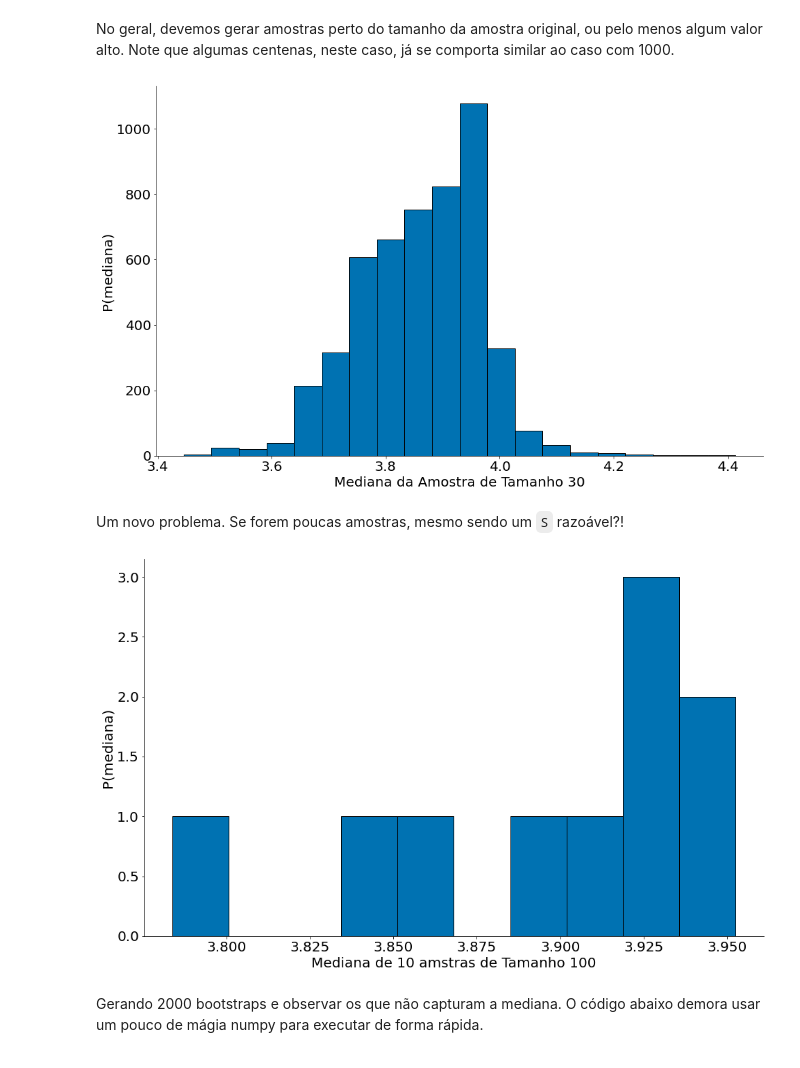
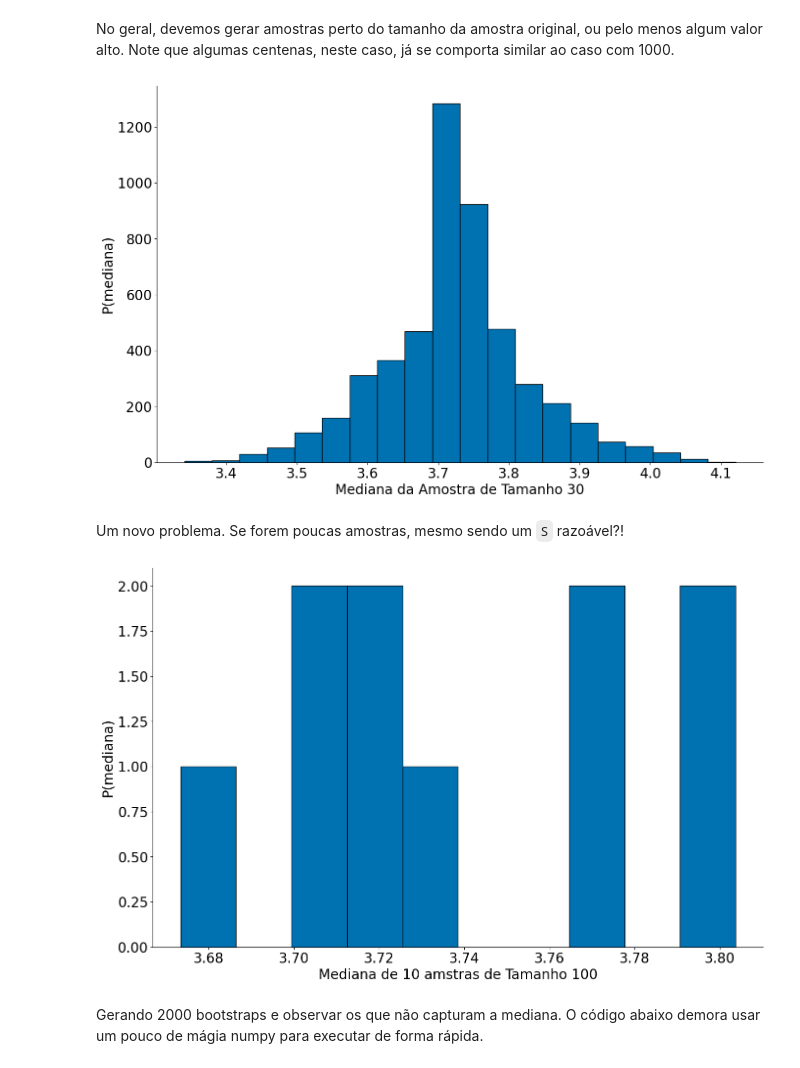
Before and after one commit to icd-ufmg/icd-ufmg.github.io, a Jupyter notebook: _lessons/09-ics.ipynb, the cells around one changed output. Saved outputs shown, nothing was run; the diff lists cells and outputs as text; code cells hidden in the pictures.

```diff
--- a/_lessons/09-ics.ipynb
+++ b/_lessons/09-ics.ipynb
@@ -465,13 +457,13 @@ Para implementar o Bootstrap, vamos implementar uma função para o bootstrap_ra
 3. Tira a mediana (podia ser média ou qualquer outra medida central)
 4. Retorne as novas amostras e veja a distribuição das mesmas
 # %%
-def bootstrap_median(df, n=5000, size=None):
+def bootstrap_median(df, col, n=5000, size=None):
     if size is None:
         size = len(df)
     values = np.zeros(n)
     for i in range(n):
         sample = df.sample(size, replace=True)
-        values[i] = sample.median()
+        values[i] = sample[col].median()
     return values
 # %%
 # 1. lendo dados
@@ -608,25 +597,25 @@ No geral, devemos gerar amostras perto do tamanho da amostra original, ou pelo m
 # %%
 S = 30
 N = 5000
-values = bootstrap_median(df, size=S, n=N)
+values = bootstrap_median(df, 'duration_m', size=S, n=N)
 plt.hist(values, bins=20, edgecolor='k');
 plt.xlabel('Mediana da Amostra de Tamanho 30')
 plt.ylabel('P(mediana)')
 despine()
 # %% [output]
-[figure, old version]
+[figure, new version]
 # %% [markdown]
 Um novo problema. Se forem poucas amostras, mesmo sendo um `S` razoável?!
 # %%
 S = len(df)
 N = 10
-values = bootstrap_median(df, size=S, n=N)
+values = bootstrap_median(df, 'duration_m', size=S, n=N)
 plt.hist(values, bins=10, edgecolor='k');
 plt.xlabel('Mediana de 10 amstras de Tamanho 100')
 plt.ylabel('P(mediana)')
 despine()
 # %% [output]
-[figure, old version]
+[figure, new version]
 # %% [markdown]
 Gerando 2000 bootstraps e observar os que não capturam a mediana. O código abaixo demora usar um pouco de mágia numpy para executar de forma rápida.
 # %% [markdown]
```
Also changed, not shown: parts of 33 cells of this notebook, 31 other files.
